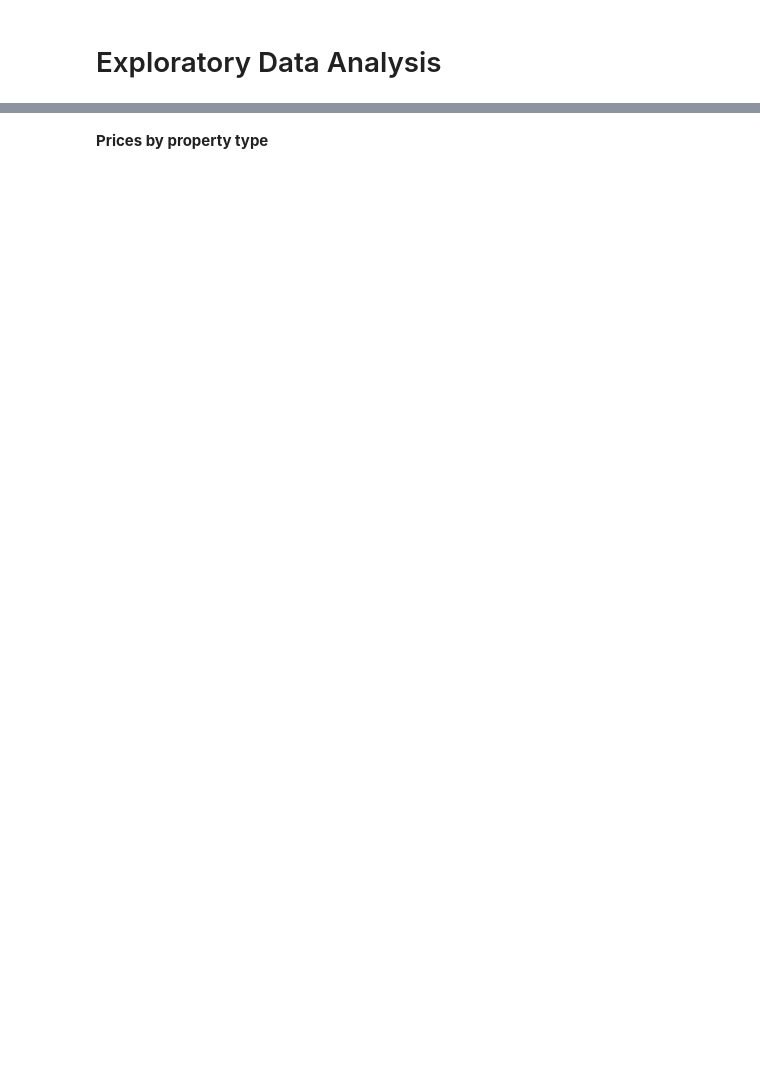
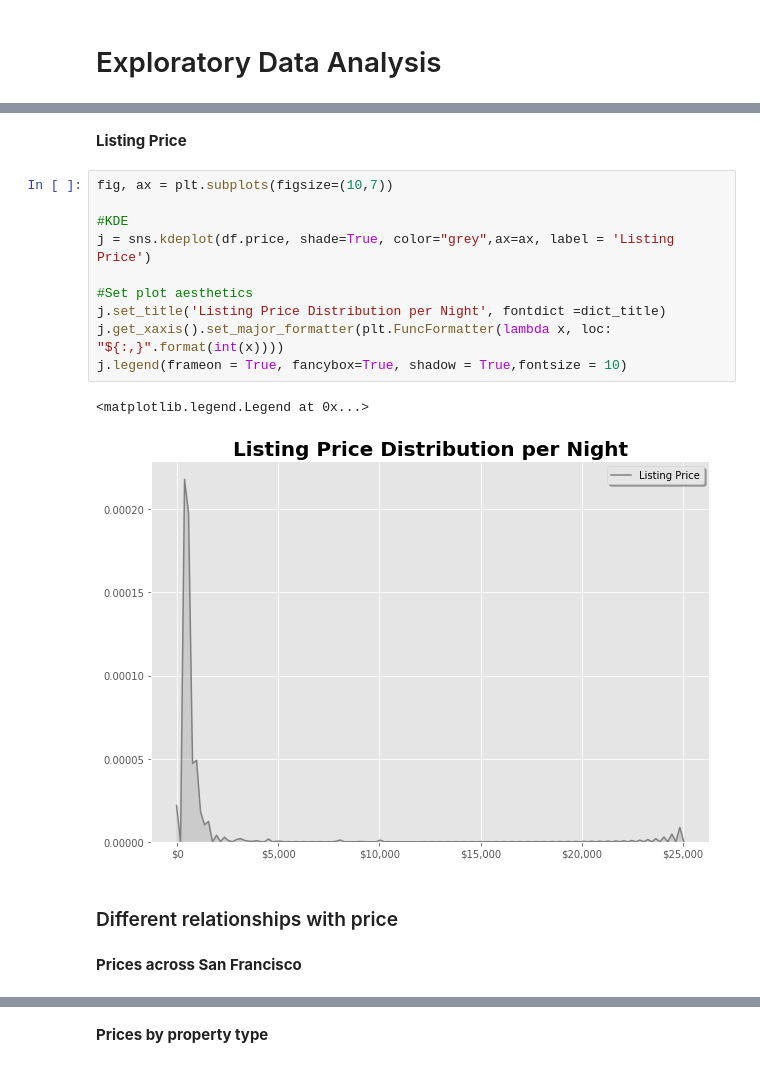
Before and after one commit to KishenSharma6/Airbnb-Analysis, a Jupyter notebook: Project Codes/03. Exploratory Data Analysis/2020_0202_Listings_EDA.ipynb, the cells around one changed output, grey strips where cells are left out. Cells and saved outputs as stored; diff of their text form; blank space fills up the shorter version.

```diff
--- a/Project Codes/03. Exploratory Data Analysis/2020_0202_Listings_EDA.ipynb
+++ b/Project Codes/03. Exploratory Data Analysis/2020_0202_Listings_EDA.ipynb
@@ -134,0 +109,19 @@ sns.scatterplot(x='longitude', y = 'latitude',hue = 'price', data = listings[::3
+# %% [markdown]
+**Listing Price**
+# %%
+fig, ax = plt.subplots(figsize=(10,7))
+
+#KDE
+j = sns.kdeplot(df.price, shade=True, color="grey",ax=ax, label = 'Listing Price')
+
+#Set plot aesthetics
+j.set_title('Listing Price Distribution per Night', fontdict =dict_title)
+j.get_xaxis().set_major_formatter(plt.FuncFormatter(lambda x, loc: "${:,}".format(int(x))))
+j.legend(frameon = True, fancybox=True, shadow = True,fontsize = 10)
+# %% [output]
+<matplotlib.legend.Legend at 0x...>
+[figure, added]
+# %% [markdown]
+### Different relationships with price
+# %% [markdown]
+**Prices across San Francisco**
```
Also changed, not shown: parts of 34 cells of this notebook.
